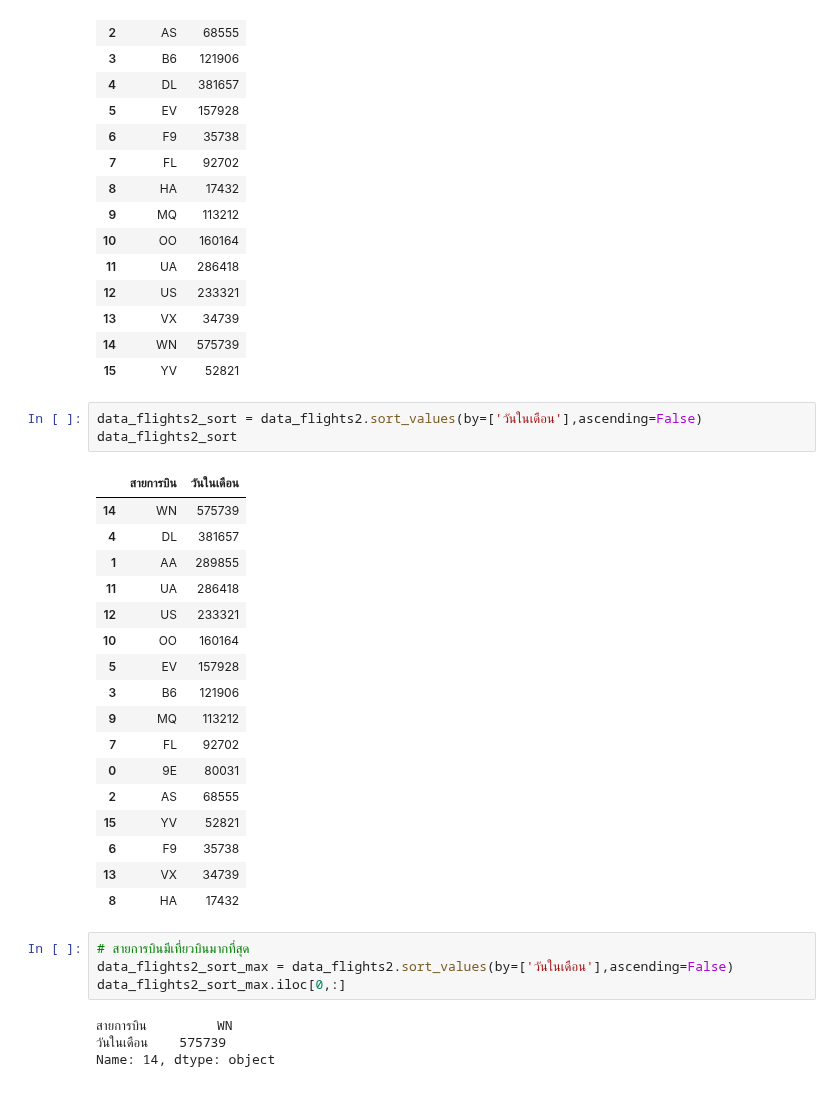
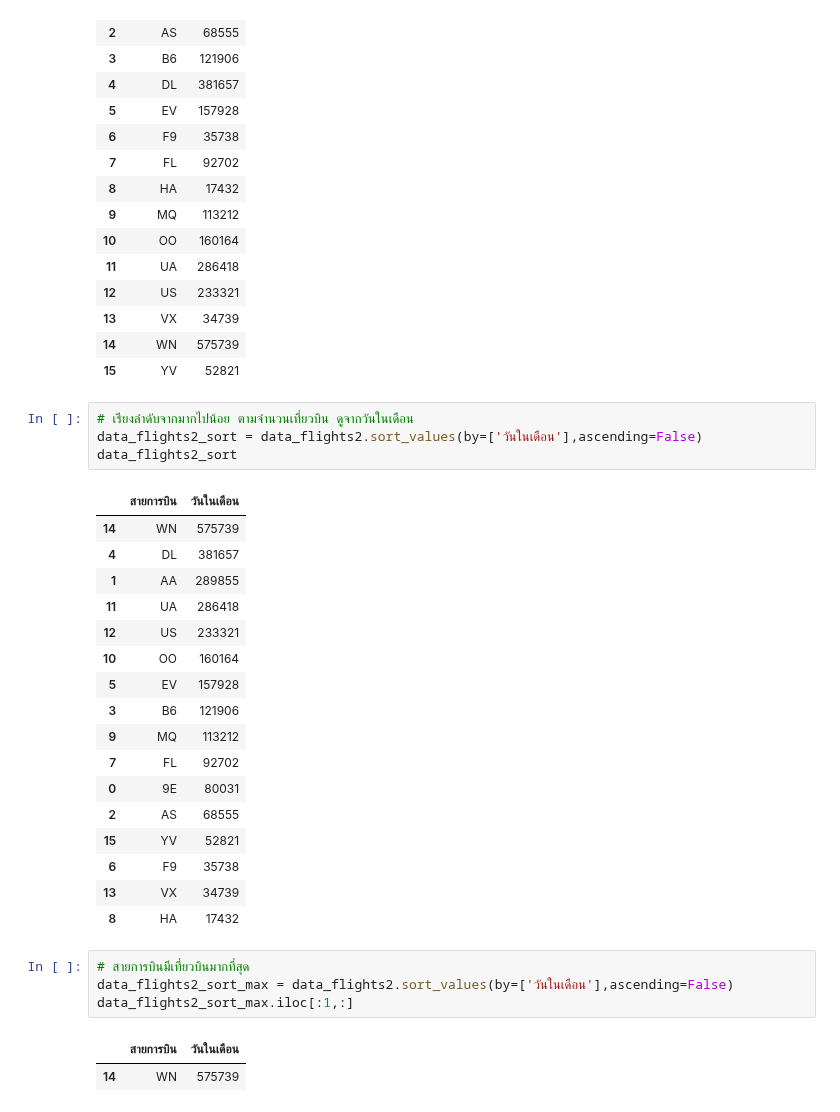
Before and after one commit to mintra-tippayaratsontorn/DWDM21, a Jupyter notebook: MiniExam.ipynb, the cells around one changed output. Saved outputs shown, nothing was run; the diff lists cells and outputs as text.

```diff
--- a/MiniExam.ipynb
+++ b/MiniExam.ipynb
@@ -178,6 +180,7 @@ data_flights2
 | 14 | WN | 575739 |
 | 15 | YV | 52821 |
 # %%
+# เรียงลำดับจากมากไปน้อย ตามจำนวนเที่ยวบิน ดูจากวันในเดือน
 data_flights2_sort = data_flights2.sort_values(by=['วันในเดือน'],ascending=False)
 data_flights2_sort
 # %% [output]
@@ -201,11 +204,10 @@ data_flights2_sort
 # %%
 # สายการบินมีเที่ยวบินมากที่สุด
 data_flights2_sort_max = data_flights2.sort_values(by=['วันในเดือน'],ascending=False)
-data_flights2_sort_max.iloc[0,:]
+data_flights2_sort_max.iloc[:1,:]
 # %% [output]
-สายการบิน         WN
-วันในเดือน    575739
-Name: 14, dtype: object
+|  | สายการบิน | วันในเดือน |
+| 14 | WN | 575739 |
 # %%
 # สายการบินมีเที่ยวบินน้อยที่สุด
 data_flights2_sort_min = data_flights2.sort_values(by=['วันในเดือน'],ascending=False)
```
Also changed, not shown: parts of 9 cells of this notebook.
